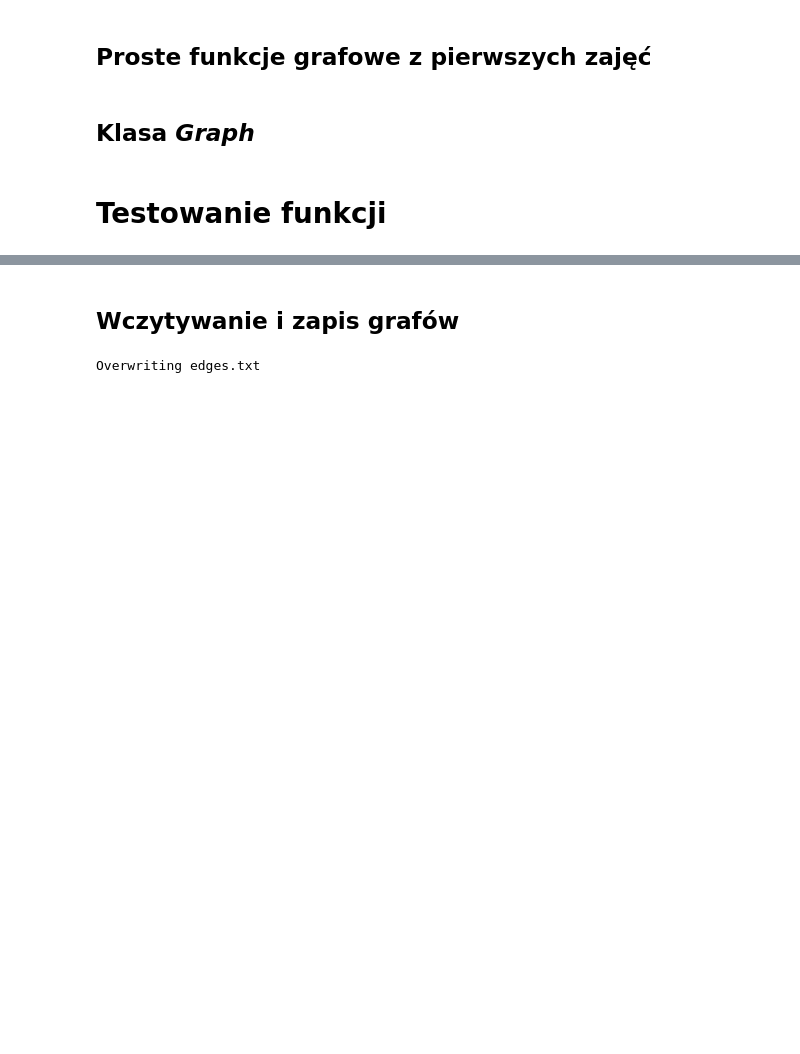
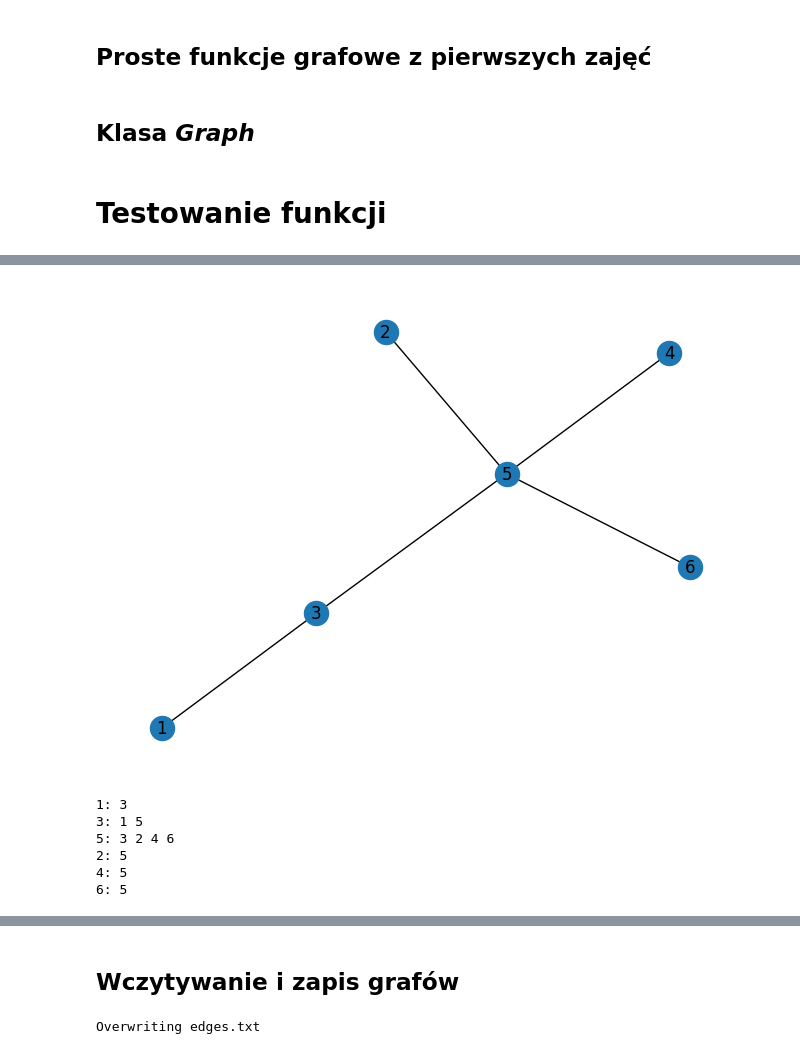
Before and after one commit to pgordin/OptDisc2026, a Jupyter notebook: Grafy3b.ipynb, the cells around one changed output, grey strips where cells are left out. Cells and saved outputs as stored; diff of their text form; code cells hidden in the pictures; blank space fills up the shorter version.

```diff
--- a/Grafy3b.ipynb
+++ b/Grafy3b.ipynb
@@ -208,0 +335,13 @@ class Graph:
+# %%
+tree1.plot()
+# %% [output]
+[figure, added]
+# %%
+print(tree1)
+# %% [output]
+1: 3
+3: 1 5
+5: 3 2 4 6
+2: 5
+4: 5
+6: 5
```
Also changed, not shown: parts of 19 cells of this notebook.
